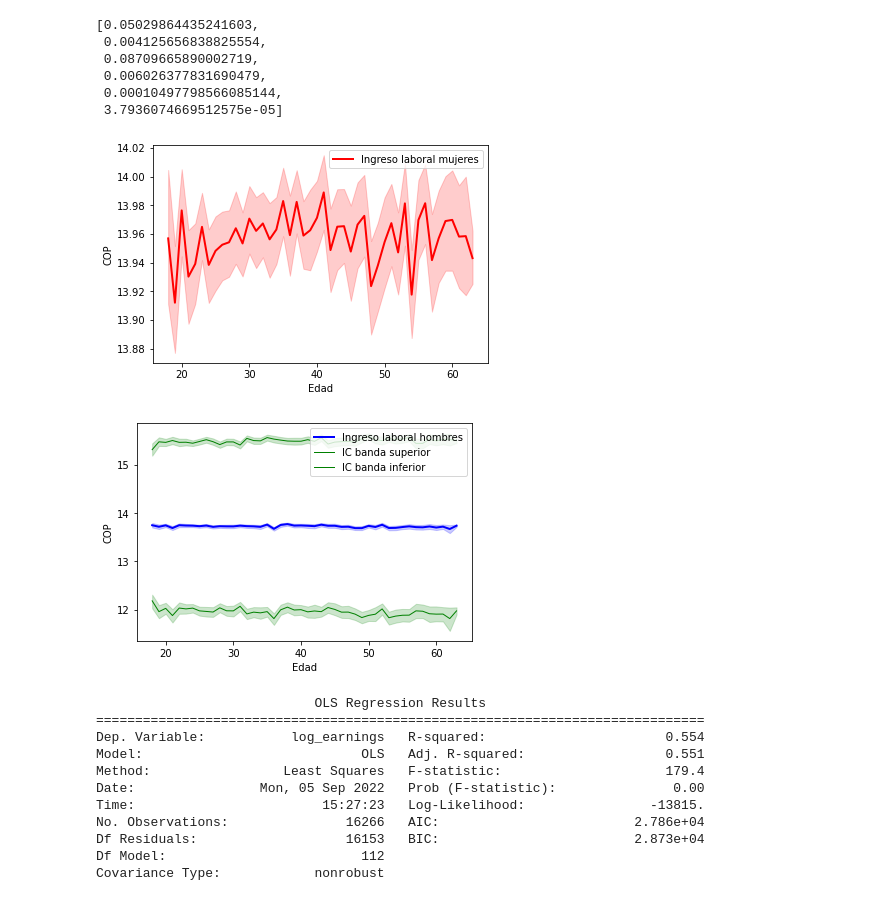
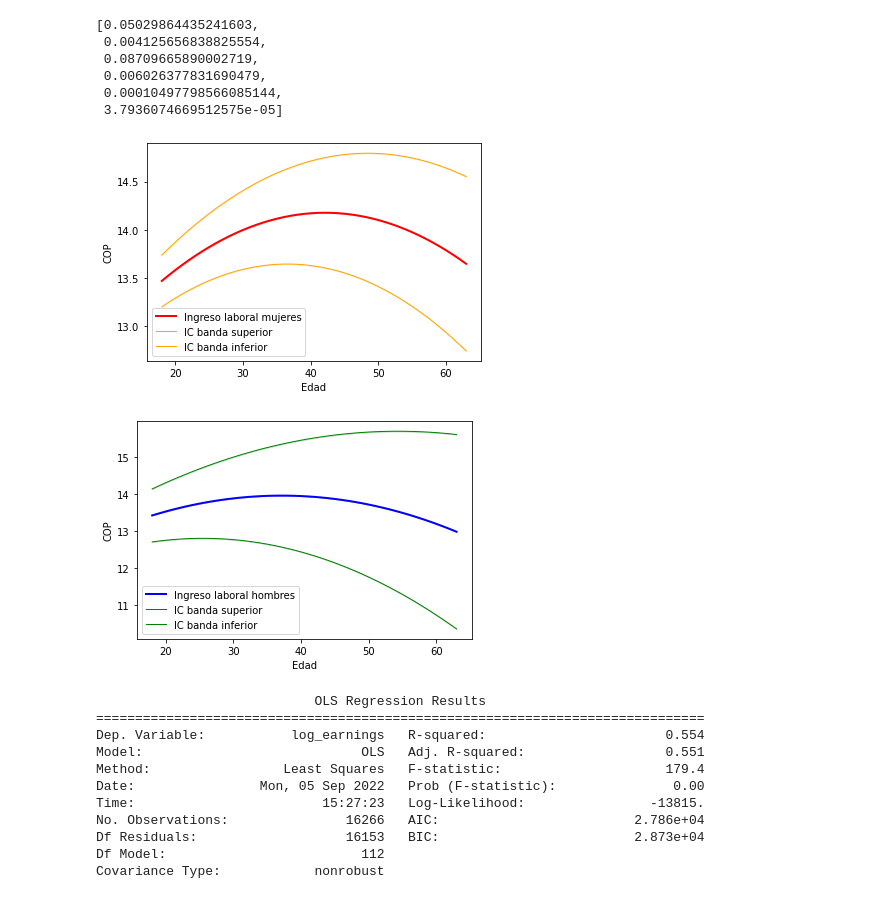
Before and after one commit to sdpinilla18/PS1_BD-ML, a Jupyter notebook: PS1_BD.ipynb, the cells around one changed output. Saved outputs shown, nothing was run; the diff lists cells and outputs as text; code cells hidden in the pictures.

```diff
--- a/PS1_BD.ipynb
+++ b/PS1_BD.ipynb
@@ -244,7 +244,7 @@ for j in range(0,3):
         return results.params[j]
 
     dist = bp.EmpiricalDistribution(dfi)
-    sea=bp.standard_error(dist, estimador, B=5)
+    sea=bp.standard_error(dist, estimador, B=1000)
     seboot[j]=sea
 # %%
 b0=results.params[0]
@@ -429,29 +429,32 @@ yhatlowm = np.ma.masked_where(dfi['female']==1,yhatlow )
 
 yhatp3m=np.ma.masked_where(dfi['female']==1, yhatp3)
 yhatp3h=np.ma.masked_where(dfi['female']==0, yhatp3)
+
+agem=np.ma.masked_where(dfi['female']==1, dfi['age'])
+ageh=np.ma.masked_where(dfi['female']==0, dfi['age'])
 # %%
 #Figura 2m
-x_f2m=pd.DataFrame(dfi['age'])
+x_f2m=pd.DataFrame(agem)
 x_f2m["Edad"]=x_f2m
 y_f2m=pd.DataFrame(yhatp3m)
 y_f2m["COP"]=y_f2m
 z_f2m=pd.DataFrame(yhatlowm)
 z_f2m["3"]=z_f2m
 w_f2m=pd.DataFrame(yhatupperm)
 w_f2m["4"]=w_f2m
 
 plot_data2m=pd.concat([x_f2m,y_f2m,z_f2m,w_f2m], axis=1, join="inner")
 plot_data2m
 
 fig, ax = plt.subplots()
 ax= sns.lineplot(x='Edad', y='COP', data=plot_data2m, label='Ingreso laboral mujeres', linewidth=2, color="red")
-#ax2 = sns.lineplot(x='Edad', y='4', data=plot_data2m, label='IC banda superior', linewidth=1, color="orange")
-#ax1 = sns.lineplot(x='Edad', y='3', data=plot_data2m, label='IC banda inferior', linewidth=1, color="orange")
+ax2 = sns.lineplot(x='Edad', y='4', data=plot_data2m, label='IC banda superior', linewidth=1, color="orange")
+ax1 = sns.lineplot(x='Edad', y='3', data=plot_data2m, label='IC banda inferior', linewidth=1, color="orange")
 # %% [output]
-[figure, old version]
+[figure, new version]
 # %%
 #Figura 2h
-x_f2h=pd.DataFrame(dfi['age'])
+x_f2h=pd.DataFrame(ageh)
 x_f2h["Edad"]=x_f2h
 y_f2h=pd.DataFrame(yhatp3h)
 y_f2h["COP"]=y_f2h
@@ -468,7 +471,7 @@ ax= sns.lineplot(x='Edad', y='COP', data=plot_data2h, label='Ingreso laboral hom
 ax2 = sns.lineplot(x='Edad', y='4', data=plot_data2h, label='IC banda superior', linewidth=1, color="green")
 ax1 = sns.lineplot(x='Edad', y='3', data=plot_data2h, label='IC banda inferior', linewidth=1, color="green")
 # %% [output]
-[figure, old version]
+[figure, new version]
 # %%
 oficio=["oficio_1.0"]
 for i in range(2,99):
```
Also changed, not shown: parts of 1 cell of this notebook, 3 other files.
